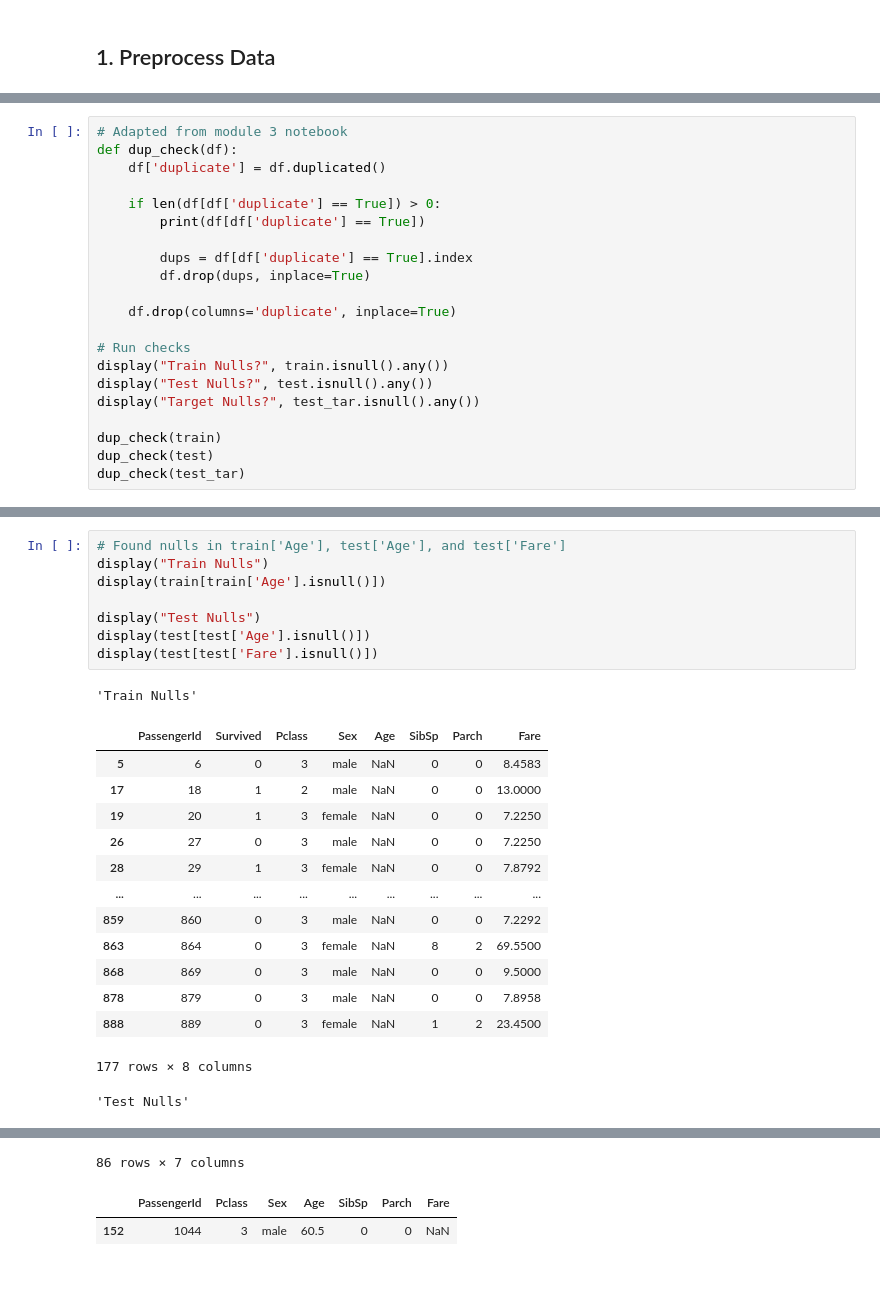
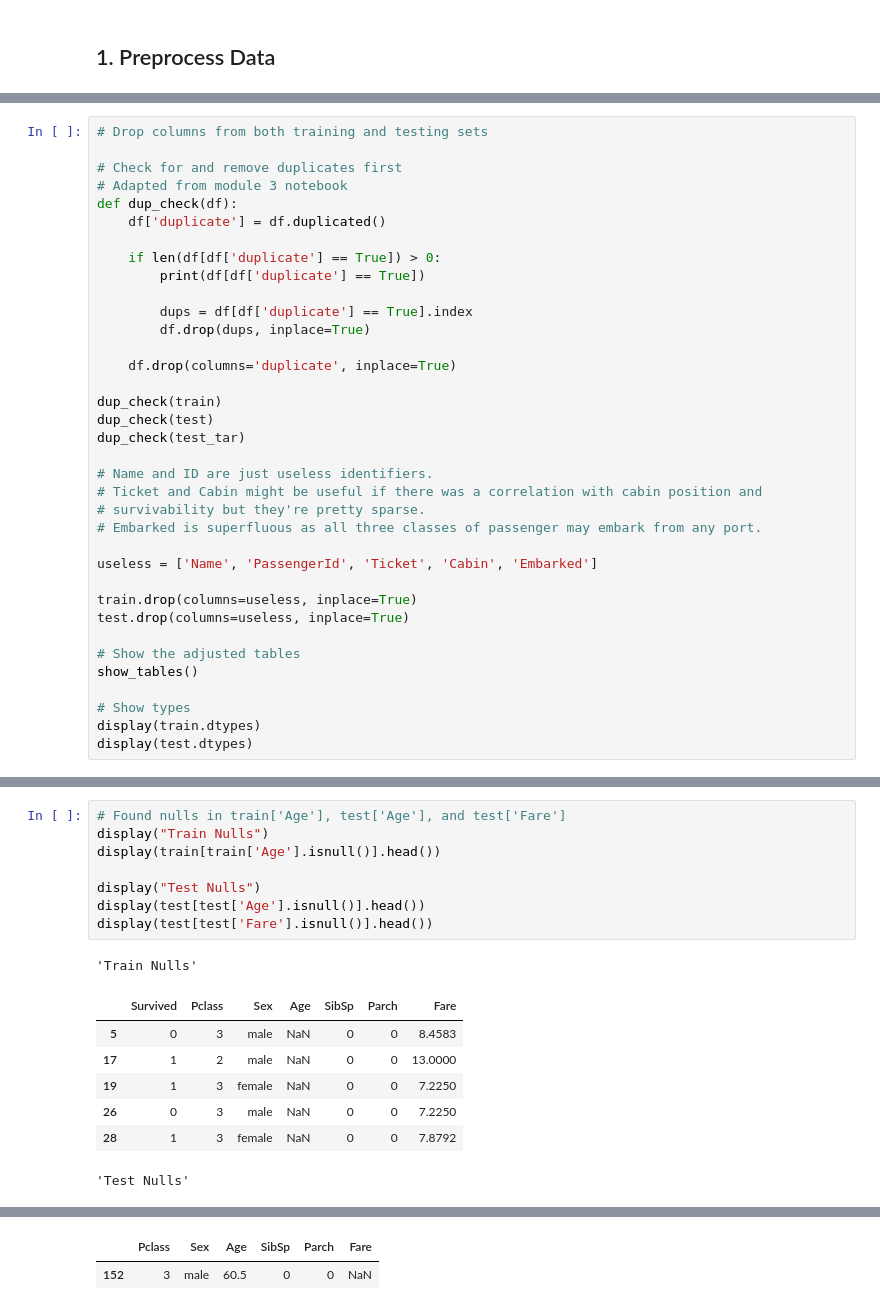
Before and after one commit to WillMc93/EN.705.601, a Jupyter notebook: McElhenney-Assign05.ipynb, the cells around one changed output, grey strips where cells are left out. Drawn from its saved outputs; the diff is of its cells as text; blank space fills up the shorter version.

```diff
--- a/McElhenney-Assign05.ipynb
+++ b/McElhenney-Assign05.ipynb
@@ -126,4 +83,7 @@ dtype: object
 # %%
+# Drop columns from both training and testing sets
+
+# Check for and remove duplicates first
 # Adapted from module 3 notebook
 def dup_check(df):
     df['duplicate'] = df.duplicated()
@@ -136,12 +96,24 @@ def dup_check(df):
 
     df.drop(columns='duplicate', inplace=True)
 
-# Run checks
-display("Train Nulls?", train.isnull().any())
-display("Test Nulls?", test.isnull().any())
-display("Target Nulls?", test_tar.isnull().any())
-
 dup_check(train)
 dup_check(test)
 dup_check(test_tar)
+
+# Name and ID are just useless identifiers.
+# Ticket and Cabin might be useful if there was a correlation with cabin position and
+# survivability but they're pretty sparse.
+# Embarked is superfluous as all three classes of passenger may embark from any port.
+
+useless = ['Name', 'PassengerId', 'Ticket', 'Cabin', 'Embarked']
+
+train.drop(columns=useless, inplace=True)
+test.drop(columns=useless, inplace=True)
+
+# Show the adjusted tables
+show_tables()
+
+# Show types
+display(train.dtypes)
+display(test.dtypes)
 # %% [output]
@@ -171,24 +195,17 @@ dtype: bool
 # %%
 # Found nulls in train['Age'], test['Age'], and test['Fare']
 display("Train Nulls")
-display(train[train['Age'].isnull()])
+display(train[train['Age'].isnull()].head())
 
 display("Test Nulls")
-display(test[test['Age'].isnull()])
-display(test[test['Fare'].isnull()])
+display(test[test['Age'].isnull()].head())
+display(test[test['Fare'].isnull()].head())
 # %% [output]
 'Train Nulls'
-|  | PassengerId | Survived | Pclass | Sex | Age | SibSp | Parch | Fare |
-| 5 | 6 | 0 | 3 | male | NaN | 0 | 0 | 8.4583 |
-| 17 | 18 | 1 | 2 | male | NaN | 0 | 0 | 13.0000 |
-| 19 | 20 | 1 | 3 | female | NaN | 0 | 0 | 7.2250 |
-| 26 | 27 | 0 | 3 | male | NaN | 0 | 0 | 7.2250 |
-| 28 | 29 | 1 | 3 | female | NaN | 0 | 0 | 7.8792 |
-| ... | ... | ... | ... | ... | ... | ... | ... | ... |
-| 859 | 860 | 0 | 3 | male | NaN | 0 | 0 | 7.2292 |
-| 863 | 864 | 0 | 3 | female | NaN | 8 | 2 | 69.5500 |
-| 868 | 869 | 0 | 3 | male | NaN | 0 | 0 | 9.5000 |
-| 878 | 879 | 0 | 3 | male | NaN | 0 | 0 | 7.8958 |
-| 888 | 889 | 0 | 3 | female | NaN | 1 | 2 | 23.4500 |
+|  | Survived | Pclass | Sex | Age | SibSp | Parch | Fare |
+| 5 | 0 | 3 | male | NaN | 0 | 0 | 8.4583 |
+| 17 | 1 | 2 | male | NaN | 0 | 0 | 13.0000 |
+| 19 | 1 | 3 | female | NaN | 0 | 0 | 7.2250 |
+| 26 | 0 | 3 | male | NaN | 0 | 0 | 7.2250 |
+| 28 | 1 | 3 | female | NaN | 0 | 0 | 7.8792 |
-177 rows × 8 columns
+'Test Nulls'
-'Test Nulls'
@@ -207,3 +218,2 @@ display(test[test['Fare'].isnull()])
-86 rows × 7 columns
-|  | PassengerId | Pclass | Sex | Age | SibSp | Parch | Fare |
-| 152 | 1044 | 3 | male | 60.5 | 0 | 0 | NaN |
+|  | Pclass | Sex | Age | SibSp | Parch | Fare |
+| 152 | 3 | male | 60.5 | 0 | 0 | NaN |
```
Also changed, not shown: parts of 11 cells of this notebook.
